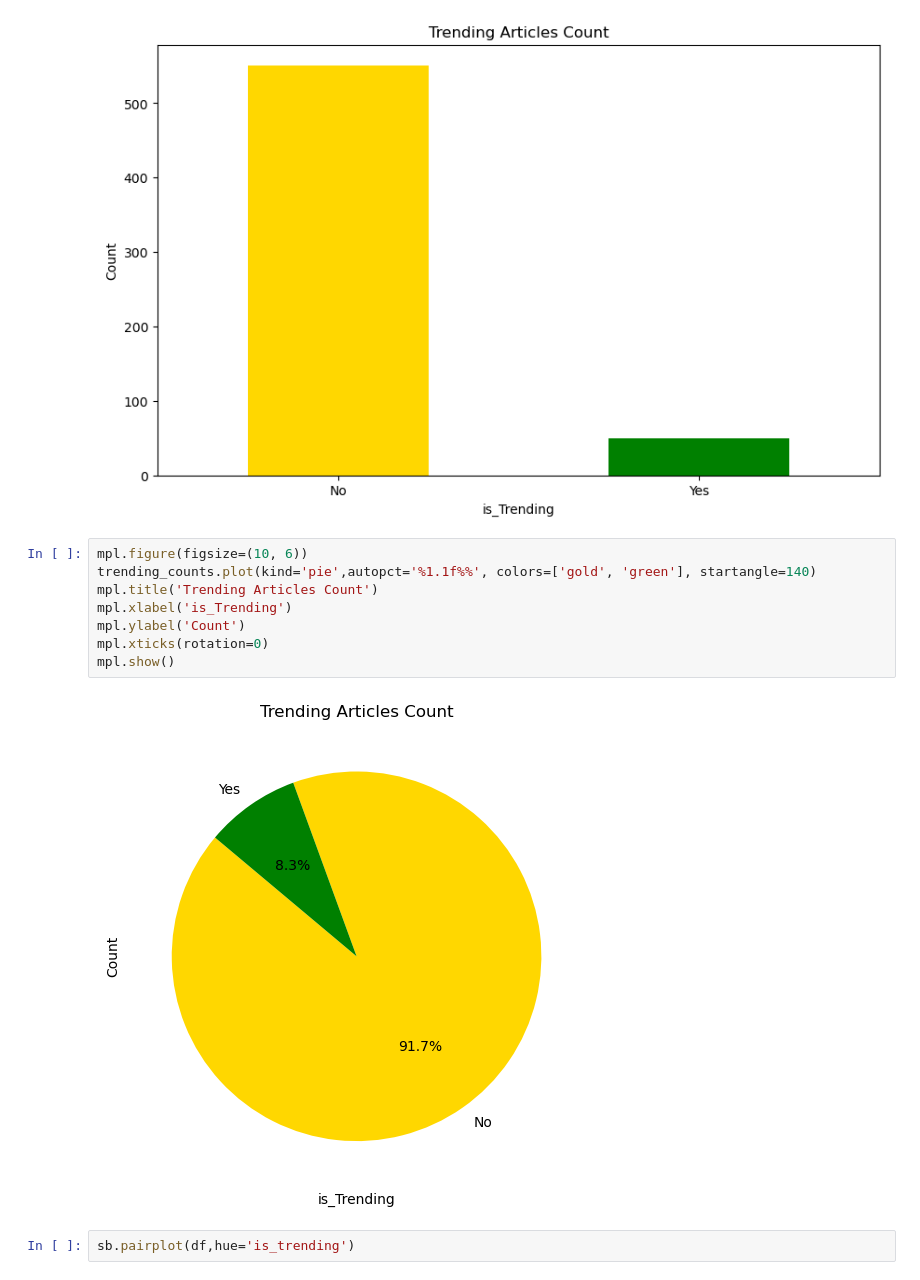
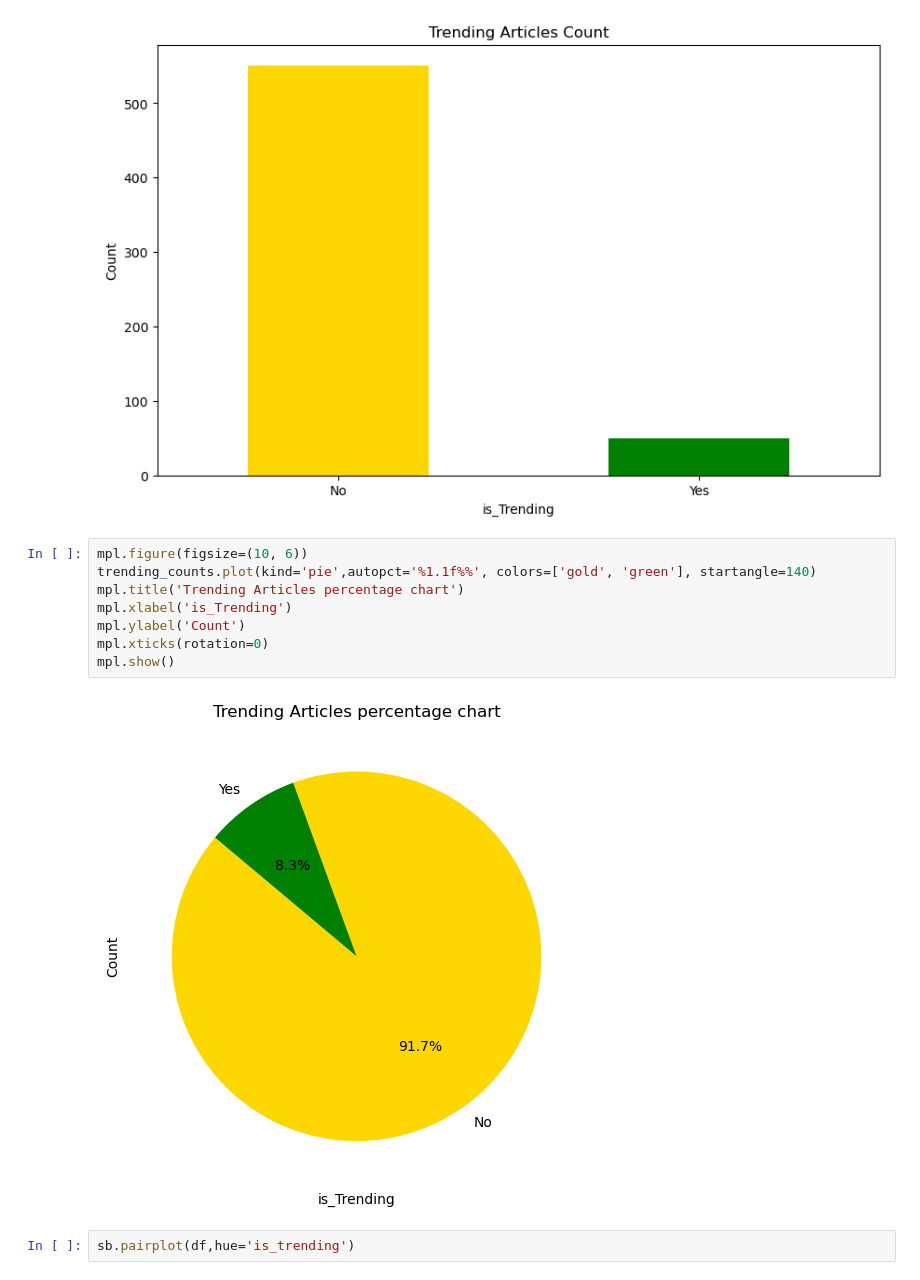
Before and after one commit to Abhishek-369V/Research_paper_DA_analysis-, a Jupyter notebook: project1-checkpoint.ipynb, the cells around one changed output. Cells and saved outputs as stored; diff of their text form.

```diff
--- a/project1-checkpoint.ipynb
+++ b/project1-checkpoint.ipynb
@@ -256,13 +256,13 @@ mpl.show()
 # %%
 mpl.figure(figsize=(10, 6))
 trending_counts.plot(kind='pie',autopct='%1.1f%%', colors=['gold', 'green'], startangle=140)
-mpl.title('Trending Articles Count')
+mpl.title('Trending Articles percentage chart')
 mpl.xlabel('is_Trending')
 mpl.ylabel('Count')
 mpl.xticks(rotation=0)
 mpl.show()
 # %% [output]
-[figure, old version]
+[figure, new version]
 # %%
 sb.pairplot(df,hue='is_trending')
 # %% [output]
```
Also changed, not shown: parts of 5 cells of this notebook.
